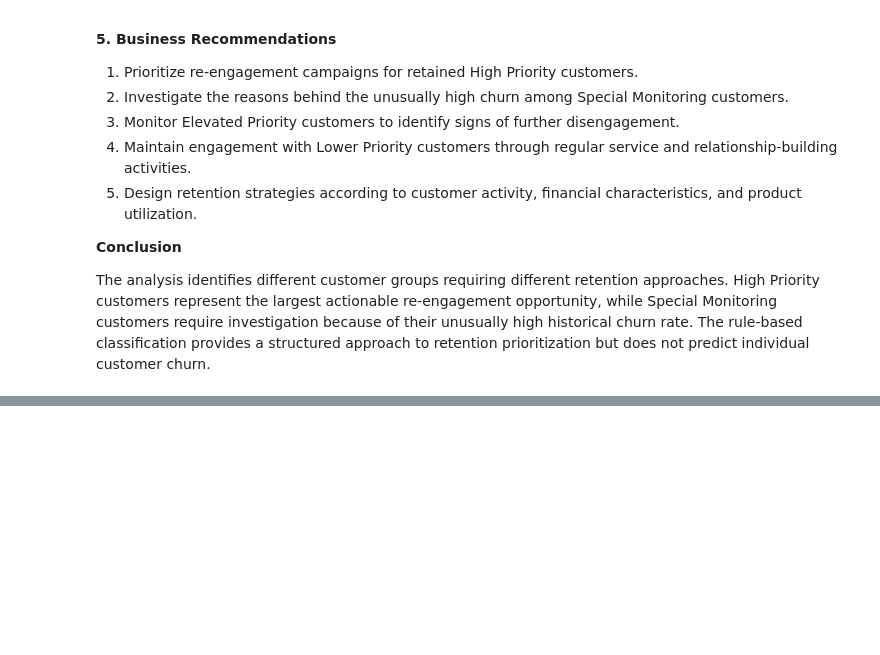
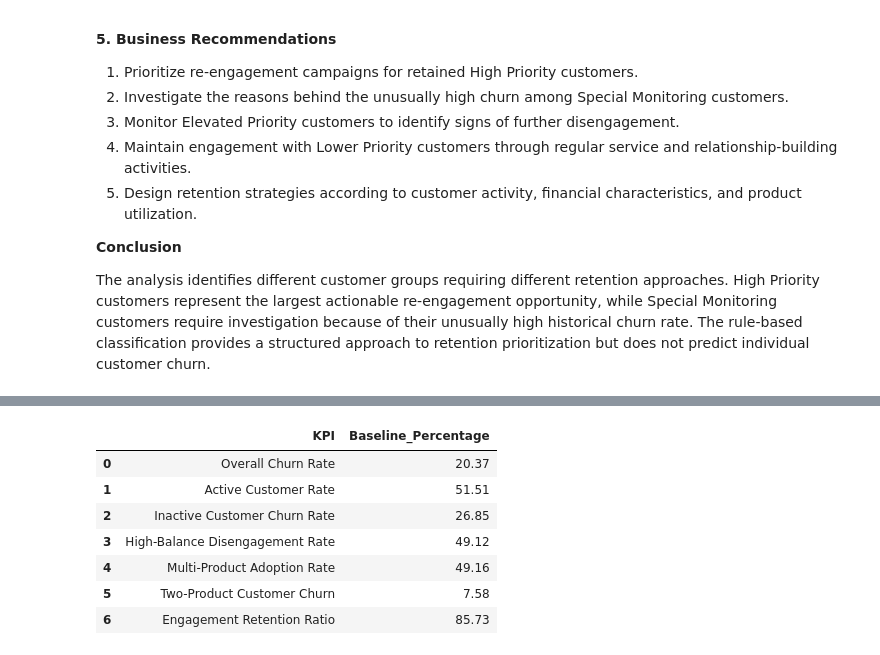
Before and after one commit to Dvnsh-coder/Customer-retention-analysis, a Jupyter notebook: notebooks/01_data_understanding.ipynb, the cells around one changed output, grey strips where cells are left out. Drawn from its saved outputs; the diff is of its cells as text; code cells hidden in the pictures; blank space fills up the shorter version.

```diff
--- a/notebooks/01_data_understanding.ipynb
+++ b/notebooks/01_data_understanding.ipynb
@@ -2464,0 +2571,43 @@ The analysis identifies different customer groups requiring different retention
+# %%
+baseline_kpis = pd.DataFrame({
+    "KPI": [
+        "Overall Churn Rate",
+        "Active Customer Rate",
+        "Inactive Customer Churn Rate",
+        "High-Balance Disengagement Rate",
+        "Multi-Product Adoption Rate",
+        "Two-Product Customer Churn",
+        "Engagement Retention Ratio"
+    ],
+    "Baseline_Percentage": [
+        df["Exited"].mean() * 100,
+        df["IsActiveMember"].mean() * 100,
+        df.loc[df["IsActiveMember"] == 0, "Exited"].mean() * 100,
+        (
+            ((df["IsActiveMember"] == 0) &
+             (df["Balance"] > median_balance)).sum()
+            / (df["Balance"] > median_balance).sum() * 100
+        ),
+        (df["NumOfProducts"] > 1).mean() * 100,
+        df.loc[df["NumOfProducts"] == 2, "Exited"].mean() * 100,
+        (
+            (df.loc[df["IsActiveMember"] == 1, "Exited"] == 0).sum()
+            / (df["IsActiveMember"] == 1).sum() * 100
+        )
+    ]
+})
+
+baseline_kpis["Baseline_Percentage"] = (
+    baseline_kpis["Baseline_Percentage"].round(2)
+)
+
+baseline_kpis
+# %% [output]
+|  | KPI | Baseline_Percentage |
+| 0 | Overall Churn Rate | 20.37 |
+| 1 | Active Customer Rate | 51.51 |
+| 2 | Inactive Customer Churn Rate | 26.85 |
+| 3 | High-Balance Disengagement Rate | 49.12 |
+| 4 | Multi-Product Adoption Rate | 49.16 |
+| 5 | Two-Product Customer Churn | 7.58 |
+| 6 | Engagement Retention Ratio | 85.73 |
```
Also changed, not shown: parts of 12 cells of this notebook.
